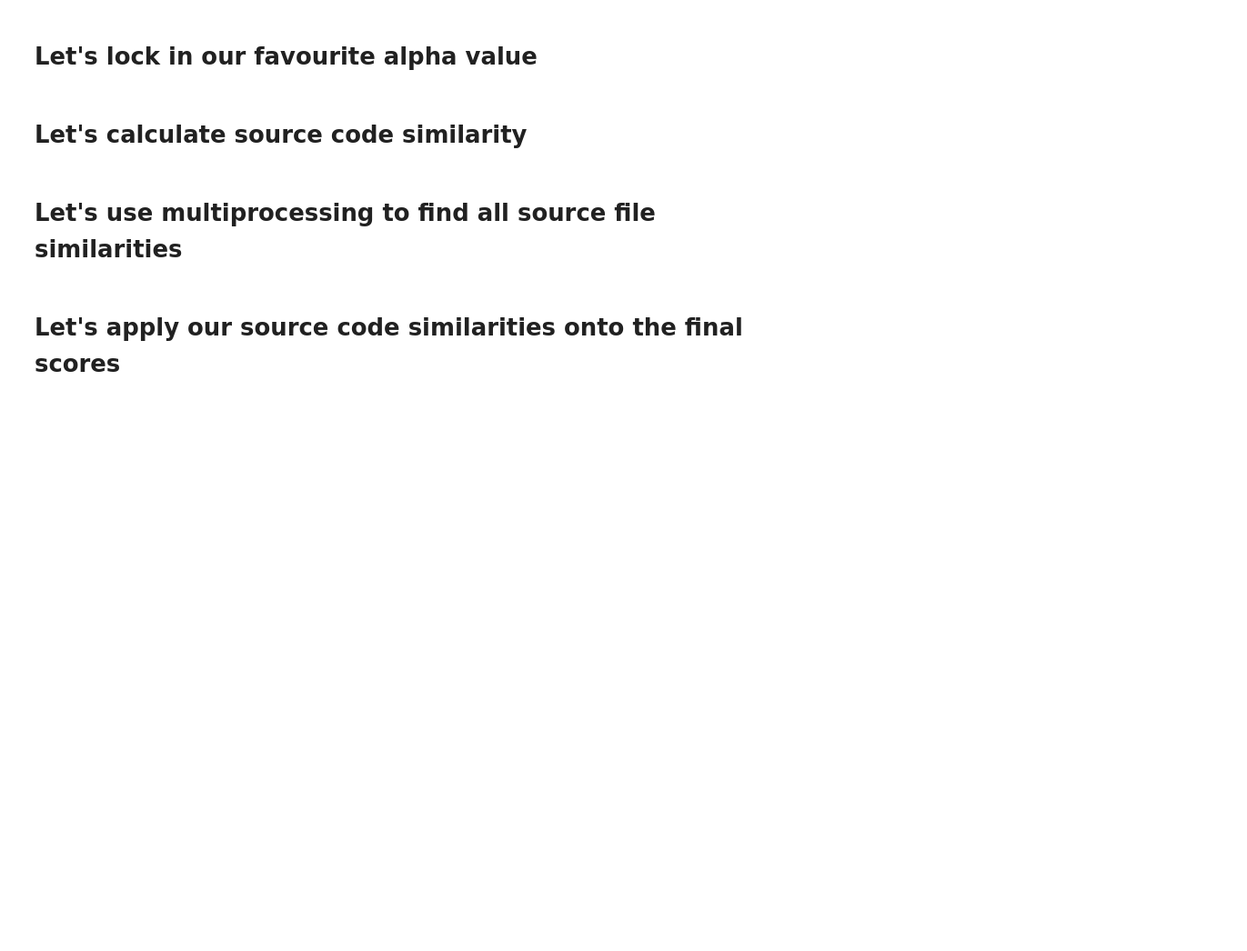
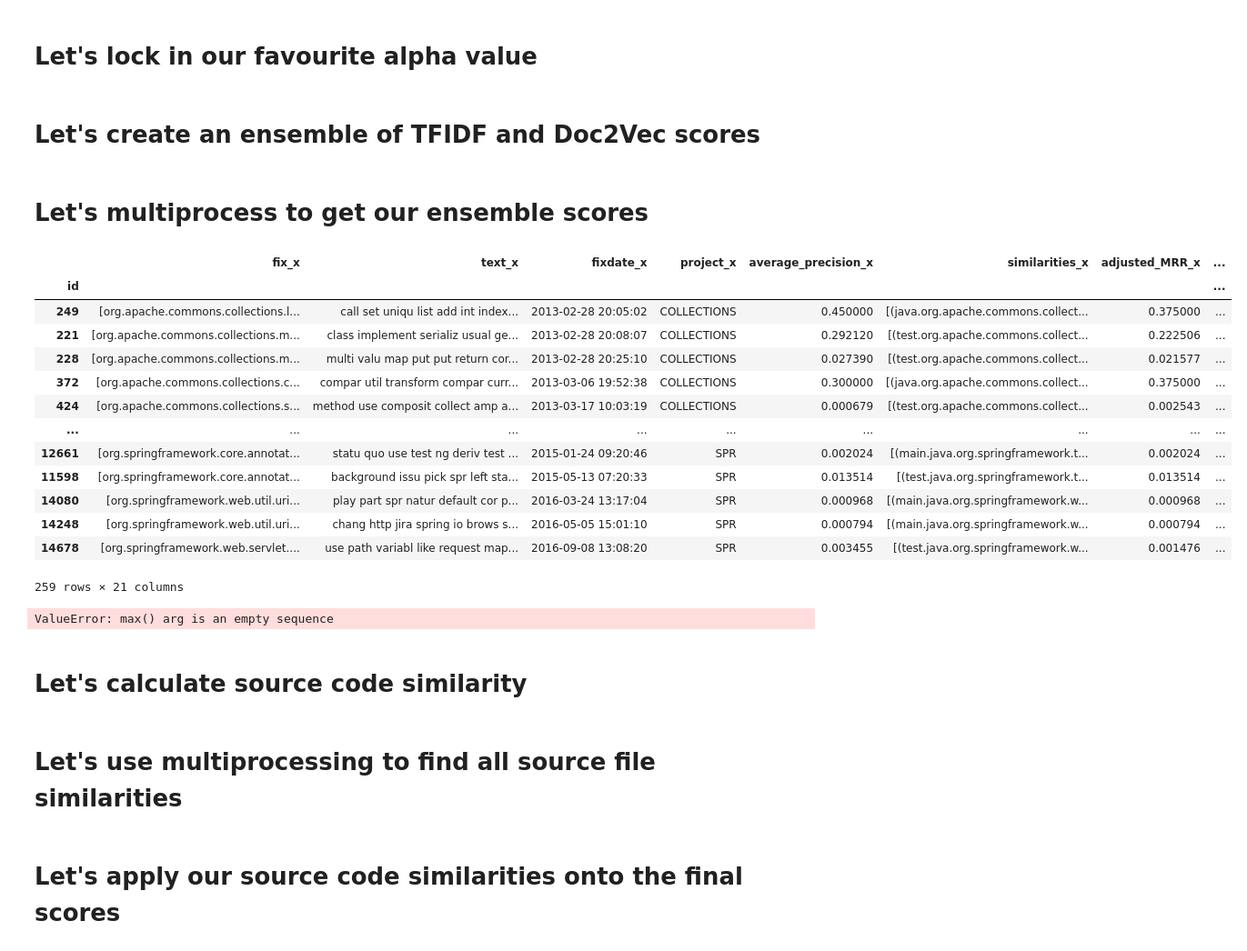
Before and after one commit to Tijunel/ENSF544-FINAL, a Jupyter notebook: Justinas_Tijunelis_ENSF544_Final.ipynb, the cells around one changed output. Shown at 91% size. Saved outputs shown, nothing was run; the diff lists cells and outputs as text; code cells hidden in the pictures; blank space fills up the shorter version.

Commit message:
Ensemble between tfidf and d2v

```diff
--- a/Justinas_Tijunelis_ENSF544_Final.ipynb
+++ b/Justinas_Tijunelis_ENSF544_Final.ipynb
@@ -1379,6 +1367,55 @@ plt.show()
 # %%
 all_final_scores = calculate_d2v_final_scores(testing_reports, 0.3)
 testing_reports['d2v_final_scores'] = all_final_scores
+# %% [markdown]
+# Let's create an ensemble of TFIDF and Doc2Vec scores
+# %%
+def create_ensemble(bug_reports):
+  all_net_scores = []
+  for row, bug_report in bug_reports.iterrows():
+    # Compute the net score
+    tfidf_scores = dict(bug_report['final_scores'])
+    d2v_scores = dict(bug_report['d2v_final_scores'])
+    net_scores = []
+    for key, value in tfidf_scores.items():
+      net_score = value + d2v_scores[key]
+      net_scores.append((key, net_score))
+
+    # Normalize and sort the net scores
+    x_max = max(x[1] for x in net_scores)
+    x_min = min(x[1] for x in net_scores)
+    for i, score in enumerate(net_scores):
+      if x_max - x_min == 0:
+        net_scores[i] = (score[0], 0)
+      else:
+        normalized = (score[1] - x_min) / (x_max - x_min)
+        net_scores[i] = (score[0], normalized)
+    net_scores = sorted(net_scores, key=lambda x: x[1], reverse=True)
+    all_net_scores.append(net_scores)
+  bug_reports['ensemble_scores'] = all_net_scores
+# %% [markdown]
+# Let's multiprocess to get our ensemble scores
+# %%
+reports = testing_reports.merge(testing_bug_reports, left_on='id', right_on='id', how='inner')
+display(reports['final_scores'])
+display(reports['d2v_final_scores'])
+ensemble_reports = create_ensemble(reports)
+# %% [output]
+|  | fix_x | text_x | fixdate_x | project_x | average_precision_x | similarities_x | adjusted_MRR_x | ... |
+| id |  |  |  |  |  |  |  | ... |
+| 249 | [org.apache.commons.collections.l... | call set uniqu list add int index... | 2013-02-28 20:05:02 | COLLECTIONS | 0.450000 | [(java.org.apache.commons.collect... | 0.375000 | ... |
+| 221 | [org.apache.commons.collections.m... | class implement serializ usual ge... | 2013-02-28 20:08:07 | COLLECTIONS | 0.292120 | [(test.org.apache.commons.collect... | 0.222506 | ... |
+| 228 | [org.apache.commons.collections.m... | multi valu map put put return cor... | 2013-02-28 20:25:10 | COLLECTIONS | 0.027390 | [(test.org.apache.commons.collect... | 0.021577 | ... |
+| 372 | [org.apache.commons.collections.c... | compar util transform compar curr... | 2013-03-06 19:52:38 | COLLECTIONS | 0.300000 | [(java.org.apache.commons.collect... | 0.375000 | ... |
+| 424 | [org.apache.commons.collections.s... | method use composit collect amp a... | 2013-03-17 10:03:19 | COLLECTIONS | 0.000679 | [(test.org.apache.commons.collect... | 0.002543 | ... |
+| ... | ... | ... | ... | ... | ... | ... | ... | ... |
+| 12661 | [org.springframework.core.annotat... | statu quo use test ng deriv test ... | 2015-01-24 09:20:46 | SPR | 0.002024 | [(main.java.org.springframework.t... | 0.002024 | ... |
+| 11598 | [org.springframework.core.annotat... | background issu pick spr left sta... | 2015-05-13 07:20:33 | SPR | 0.013514 | [(test.java.org.springframework.t... | 0.013514 | ... |
+| 14080 | [org.springframework.web.util.uri... | play part spr natur default cor p... | 2016-03-24 13:17:04 | SPR | 0.000968 | [(main.java.org.springframework.w... | 0.000968 | ... |
+| 14248 | [org.springframework.web.util.uri... | chang http jira spring io brows s... | 2016-05-05 15:01:10 | SPR | 0.000794 | [(main.java.org.springframework.w... | 0.000794 | ... |
+| 14678 | [org.springframework.web.servlet.... | use path variabl like request map... | 2016-09-08 13:08:20 | SPR | 0.003455 | [(test.java.org.springframework.w... | 0.001476 | ... |
+259 rows × 21 columns
+ValueError: max() arg is an empty sequence
 # %% [markdown]
 # Let's calculate source code similarity
 # %%
```
Also changed, not shown: parts of 10 cells of this notebook.
